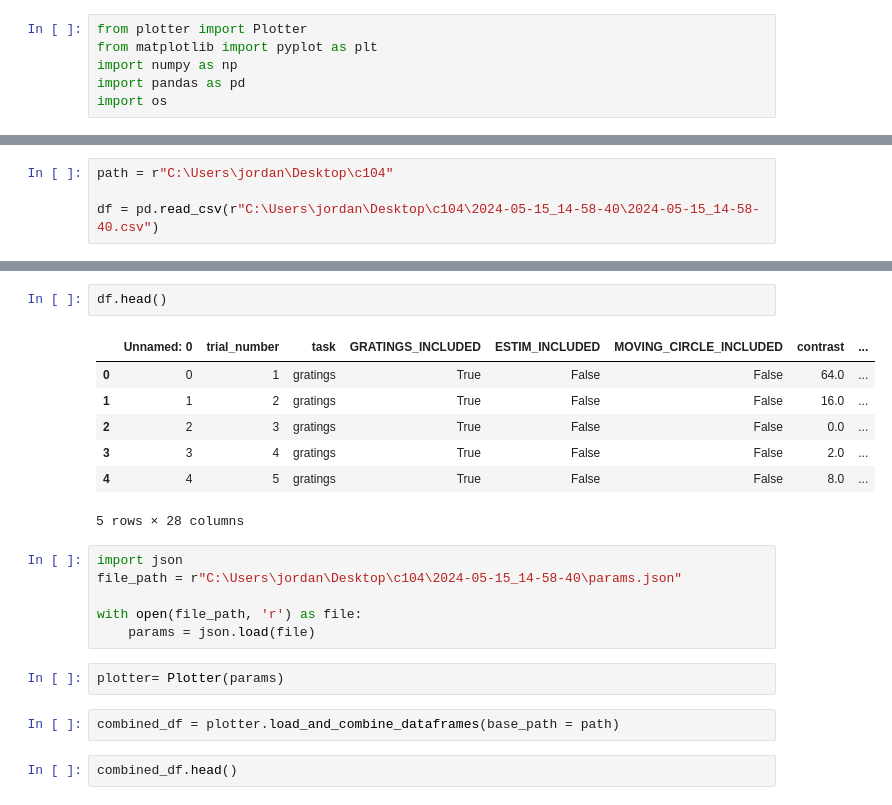
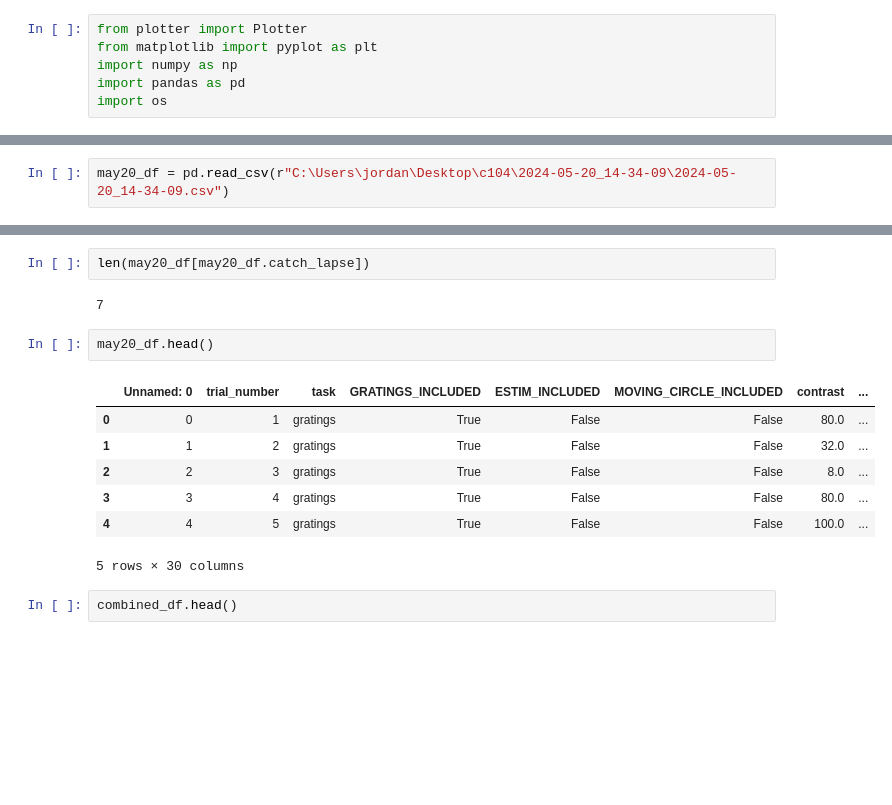
Before and after one commit to denmanlab/mouse_behavior, a Jupyter notebook: plotting_testing.ipynb, the cells around one changed output, grey strips where cells are left out. Drawn from its saved outputs; the diff is of its cells as text; blank space fills up the shorter version.

```diff
--- a/plotting_testing.ipynb
+++ b/plotting_testing.ipynb
@@ -7,4 +240,2 @@ import os
 # %%
-path = r"C:\Users\jordan\Desktop\c104"
-
-df = pd.read_csv(r"C:\Users\jordan\Desktop\c104\2024-05-15_14-58-40\2024-05-15_14-58-40.csv")
+may20_df = pd.read_csv(r"C:\Users\jordan\Desktop\c104\2024-05-20_14-34-09\2024-05-20_14-34-09.csv")
@@ -11,23 +333,17 @@ df = pd.read_csv(r"C:\Users\jordan\Desktop\c104\2024-05-15_14-58-40\2024-05-15_1
+# %%
+len(may20_df[may20_df.catch_lapse])
+# %% [output]
+7
 # %%
-df.head()
+may20_df.head()
 # %% [output]
 |  | Unnamed: 0 | trial_number | task | GRATINGS_INCLUDED | ESTIM_INCLUDED | MOVING_CIRCLE_INCLUDED | contrast | ... |
-| 0 | 0 | 1 | gratings | True | False | False | 64.0 | ... |
-| 1 | 1 | 2 | gratings | True | False | False | 16.0 | ... |
-| 2 | 2 | 3 | gratings | True | False | False | 0.0 | ... |
-| 3 | 3 | 4 | gratings | True | False | False | 2.0 | ... |
-| 4 | 4 | 5 | gratings | True | False | False | 8.0 | ... |
+| 0 | 0 | 1 | gratings | True | False | False | 80.0 | ... |
+| 1 | 1 | 2 | gratings | True | False | False | 32.0 | ... |
+| 2 | 2 | 3 | gratings | True | False | False | 8.0 | ... |
+| 3 | 3 | 4 | gratings | True | False | False | 80.0 | ... |
+| 4 | 4 | 5 | gratings | True | False | False | 100.0 | ... |
-5 rows × 28 columns
+5 rows × 30 columns
-# %%
-import json
-file_path = r"C:\Users\jordan\Desktop\c104\2024-05-15_14-58-40\params.json"
-
-with open(file_path, 'r') as file:
-    params = json.load(file)
-# %%
-plotter= Plotter(params)
-# %%
-combined_df = plotter.load_and_combine_dataframes(base_path = path)
 # %%
 combined_df.head()
 # %% [output]
```
Also changed, not shown: parts of 24 cells of this notebook, 1 other file.
